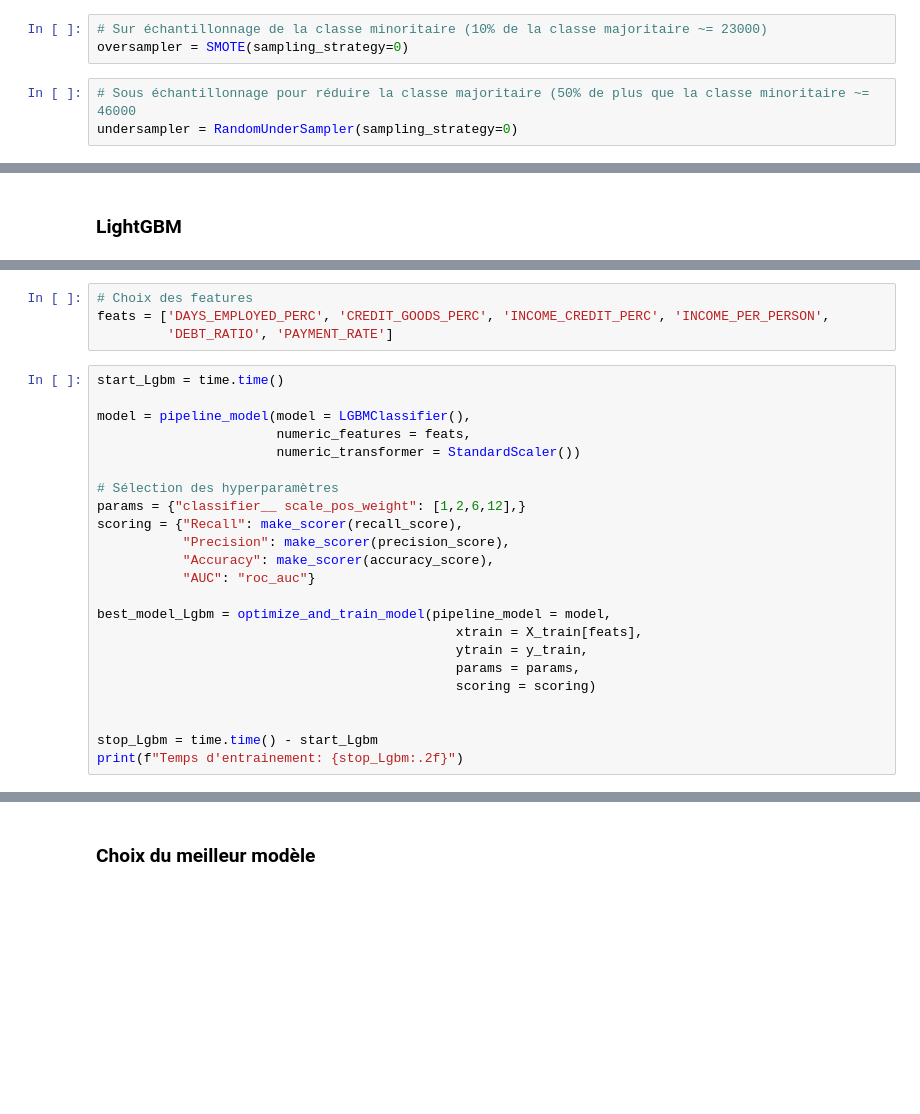
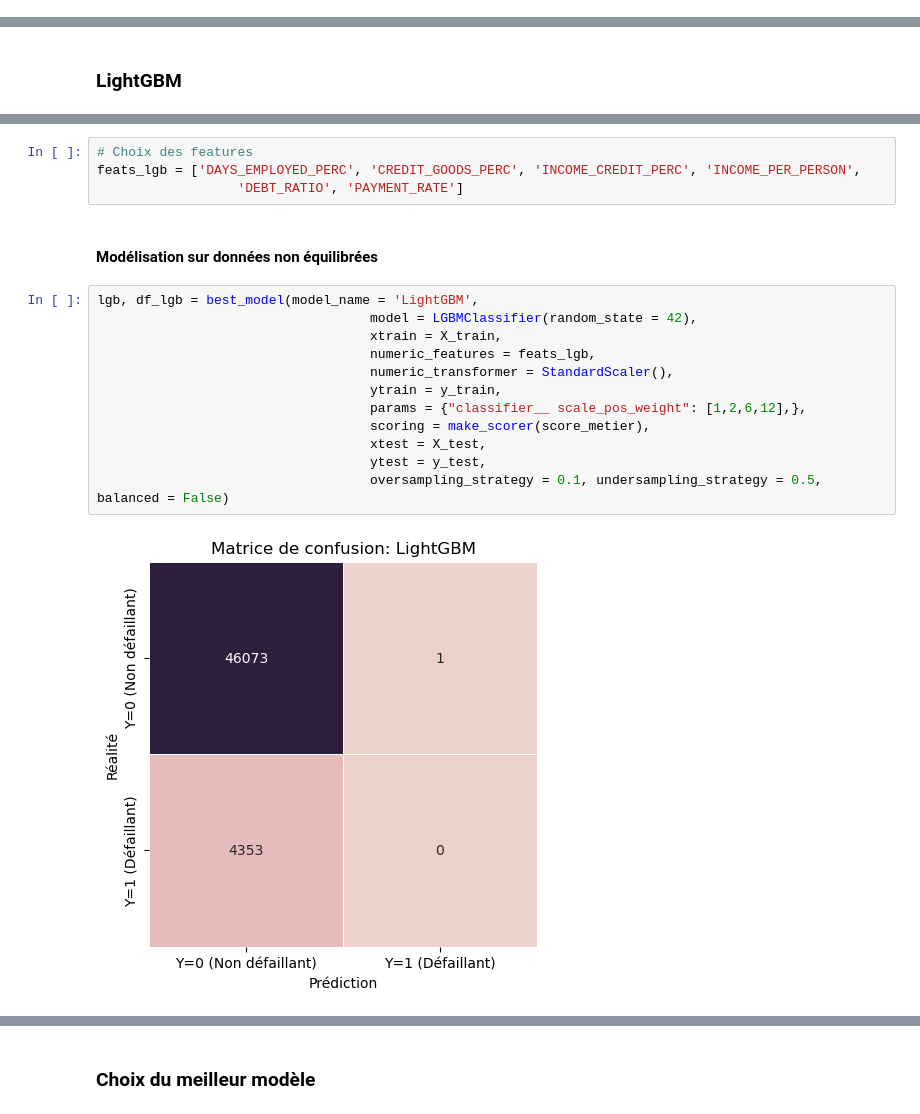
Before and after one commit to Milie-Mimi/OC_DS_Project7_, a Jupyter notebook: GROSCHENE_Emilie_2_model_032023.ipynb, the cells around one changed output, grey strips where cells are left out. Drawn from its saved outputs; the diff is of its cells as text; blank space fills up the shorter version.

```diff
--- a/GROSCHENE_Emilie_2_model_032023.ipynb
+++ b/GROSCHENE_Emilie_2_model_032023.ipynb
@@ -167,9 +167,3 @@ plt.xlabel('');
 Counter(df['TARGET'])
 # %% [output]
 Counter({1: 21835, 0: 230298})
-# %%
-# Sur échantillonnage de la classe minoritaire (10% de la classe majoritaire ~= 23000)
-oversampler = SMOTE(sampling_strategy=0)
-# %%
-# Sous échantillonnage pour réduire la classe majoritaire (50% de plus que la classe minoritaire ~= 46000
-undersampler = RandomUnderSampler(sampling_strategy=0)
@@ -711,27 +691,20 @@ Choix d'un modèle avec Feature importance pour explications.
 # %%
 # Choix des features
-feats = ['DAYS_EMPLOYED_PERC', 'CREDIT_GOODS_PERC', 'INCOME_CREDIT_PERC', 'INCOME_PER_PERSON',
-         'DEBT_RATIO', 'PAYMENT_RATE']
+feats_lgb = ['DAYS_EMPLOYED_PERC', 'CREDIT_GOODS_PERC', 'INCOME_CREDIT_PERC', 'INCOME_PER_PERSON',
+                  'DEBT_RATIO', 'PAYMENT_RATE']
-# %%
-start_Lgbm = time.time()
-
-model = pipeline_model(model = LGBMClassifier(),
-                       numeric_features = feats,
-                       numeric_transformer = StandardScaler())
-
-# Sélection des hyperparamètres
-params = {"classifier__ scale_pos_weight": [1,2,6,12],}
-scoring = {"Recall": make_scorer(recall_score),
-           "Precision": make_scorer(precision_score),
-           "Accuracy": make_scorer(accuracy_score),
-           "AUC": "roc_auc"}
-
-best_model_Lgbm = optimize_and_train_model(pipeline_model = model,
-                                              xtrain = X_train[feats],
-                                              ytrain = y_train,
-                                              params = params,
-                                              scoring = scoring)
-
-
-stop_Lgbm = time.time() - start_Lgbm
-print(f"Temps d'entrainement: {stop_Lgbm:.2f}")
+# %% [markdown]
+#### Modélisation sur données non équilibrées
+# %%
+lgb, df_lgb = best_model(model_name = 'LightGBM',
+                                   model = LGBMClassifier(random_state = 42),
+                                   xtrain = X_train,
+                                   numeric_features = feats_lgb,
+                                   numeric_transformer = StandardScaler(),
+                                   ytrain = y_train,
+                                   params = {"classifier__ scale_pos_weight": [1,2,6,12],},
+                                   scoring = make_scorer(score_metier),
+                                   xtest = X_test,
+                                   ytest = y_test,
+                                   oversampling_strategy = 0.1, undersampling_strategy = 0.5, balanced = False)
+# %% [output]
+[figure, added]
```
Also changed, not shown: parts of 37 cells of this notebook.
